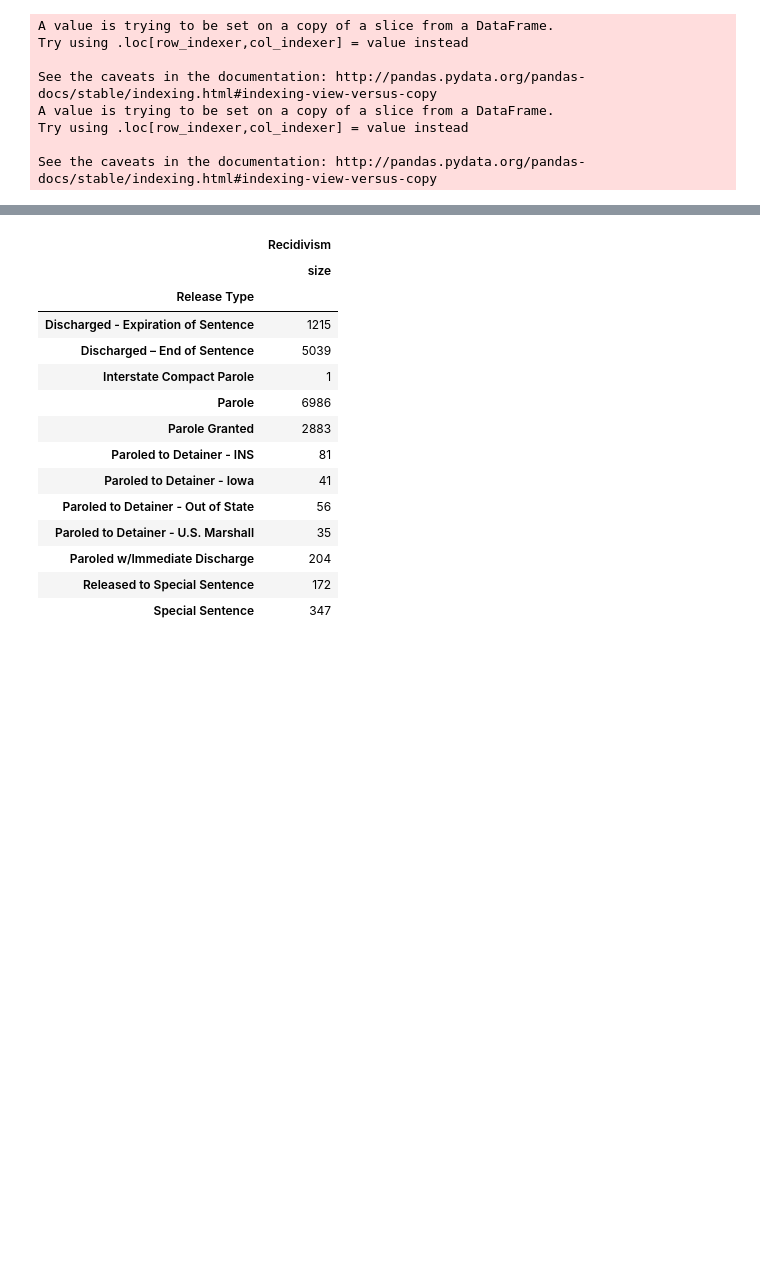
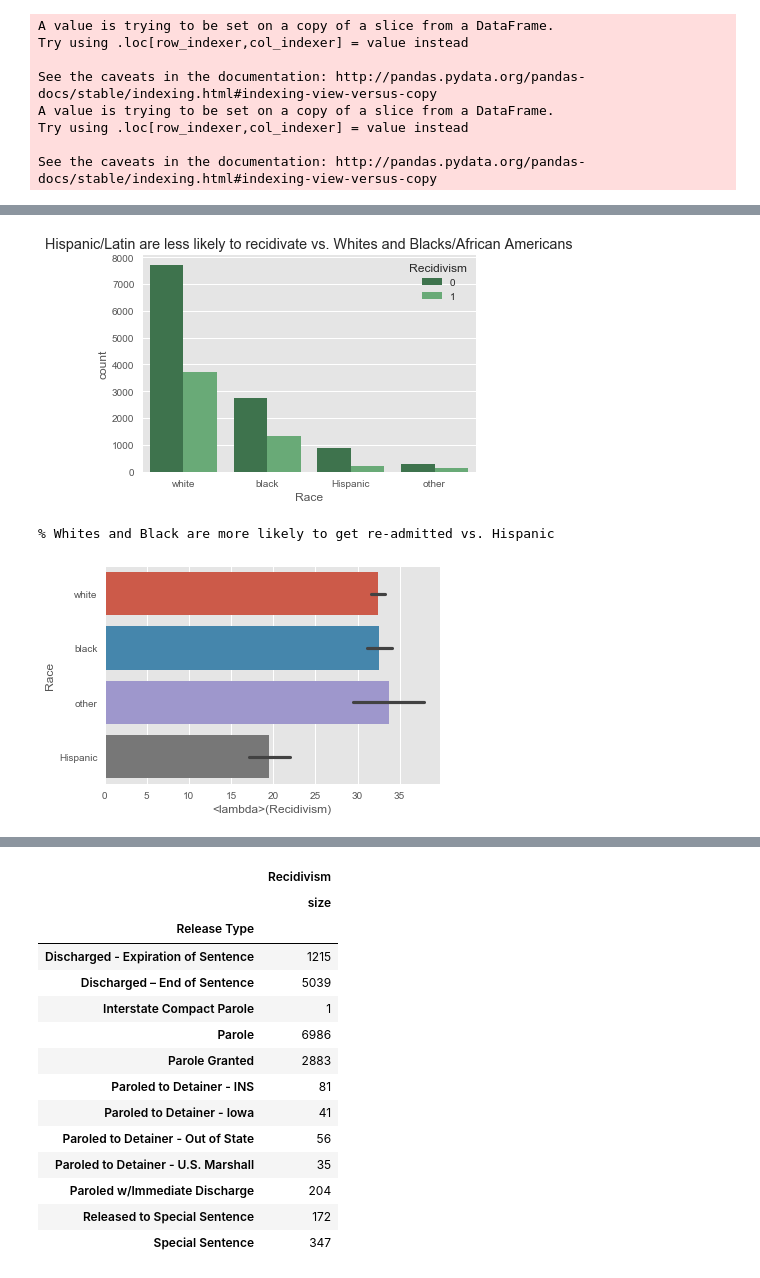
Before and after one commit to matanefron/Final-Project, a Jupyter notebook: ds_class_2017_new/final_project/Recidivism Project.ipynb, the cells around one changed output, grey strips where cells are left out. Drawn from its saved outputs; the diff is of its cells as text; code cells hidden in the pictures; blank space fills up the shorter version.

```diff
--- a/ds_class_2017_new/final_project/Recidivism Project.ipynb
+++ b/ds_class_2017_new/final_project/Recidivism Project.ipynb
@@ -101,2 +128,19 @@ See the caveats in the documentation: http://pandas.pydata.org/pandas-docs/stabl
+# %%
+ax = plt.axes()
+sns.countplot(x="Race",hue="Recidivism",order =('white','black','Hispanic','other'),data=df, palette="Greens_d");
+ax.set_title('Hispanic/Latin are less likely to recidivate vs. Whites and Blacks/African Americans')
+
+
+plt.show()
+
+print "% Whites and Blacks are more likely to get re-admitted vs. Hispanic"
+
+sns.barplot(x='Recidivism', y='Race', data=df, estimator=lambda x: sum(x==1)*1.0/len(x)*100)
+
+plt.show()
+# %% [output]
+[figure, added]
+% Whites and Black are more likely to get re-admitted vs. Hispanic
+[figure, added]
 # %%
 ax = plt.axes()
```
Also changed, not shown: parts of 16 cells of this notebook.
